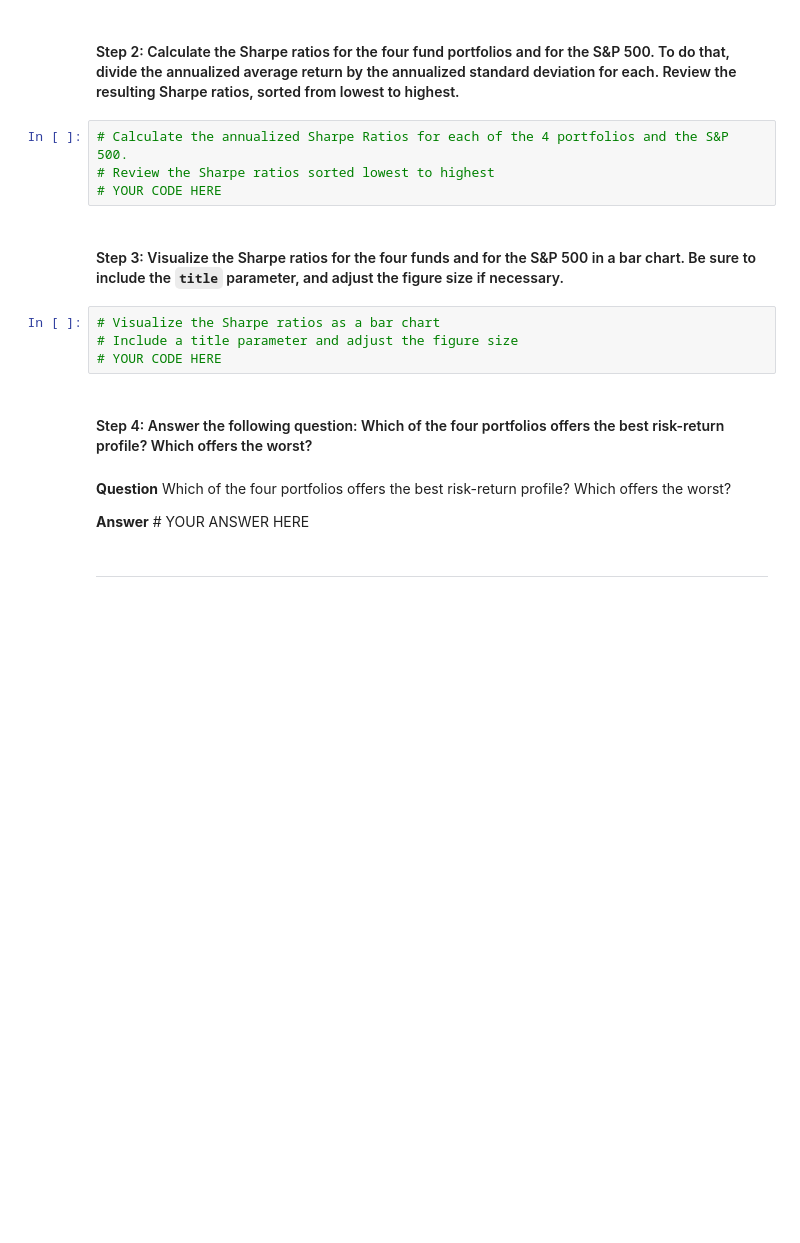
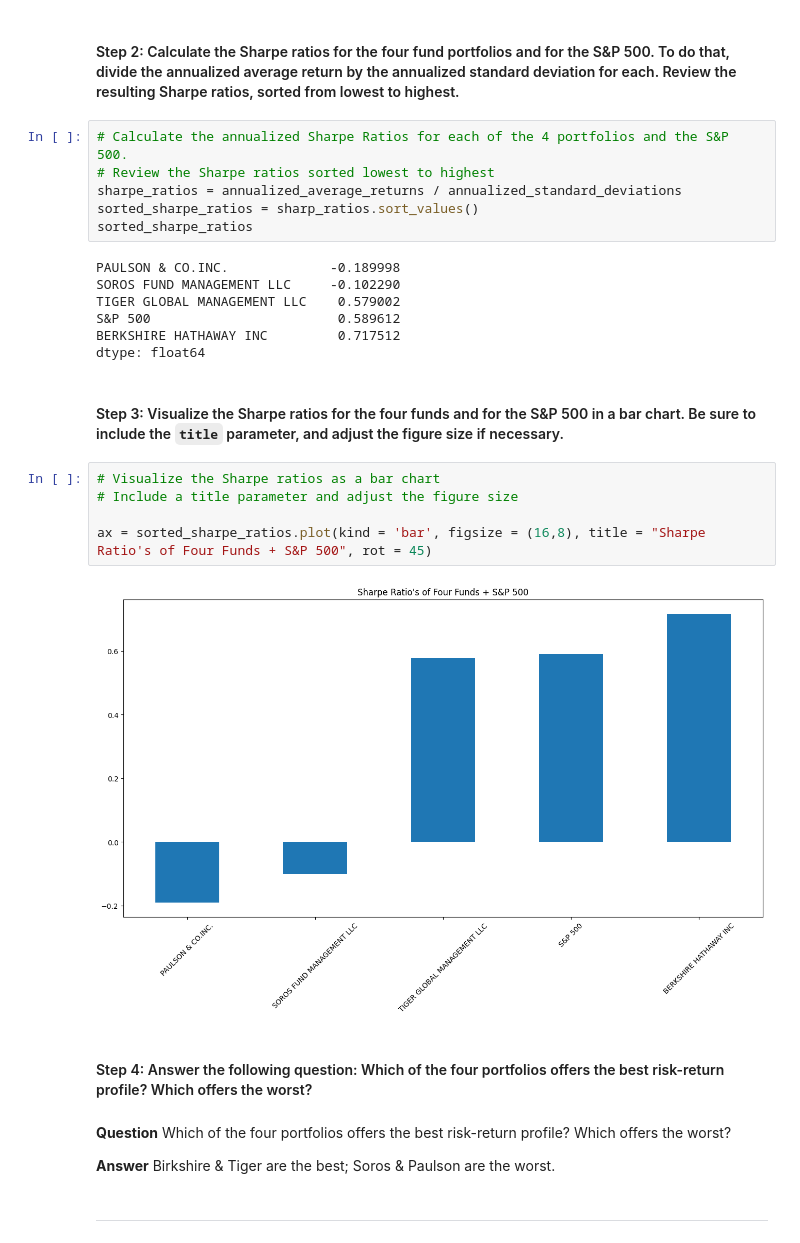
Before and after one commit to justinvalli/Challenge_4, a Jupyter notebook: Starter_Code/risk_return_analysis.ipynb, the cells around one changed output. Saved outputs shown, nothing was run; the diff lists cells and outputs as text; blank space fills up the shorter version.

Commit message:
Sharpe Ratio

```diff
--- a/Starter_Code/risk_return_analysis.ipynb
+++ b/Starter_Code/risk_return_analysis.ipynb
@@ -351,19 +362,31 @@ To determine the overall risk of an asset or portfolio, quantitative analysts an
 # %%
 # Calculate the annualized Sharpe Ratios for each of the 4 portfolios and the S&P 500.
 # Review the Sharpe ratios sorted lowest to highest
-# YOUR CODE HERE
+sharpe_ratios = annualized_average_returns / annualized_standard_deviations
+sorted_sharpe_ratios = sharp_ratios.sort_values()
+sorted_sharpe_ratios
+# %% [output]
+PAULSON & CO.INC.             -0.189998
+SOROS FUND MANAGEMENT LLC     -0.102290
+TIGER GLOBAL MANAGEMENT LLC    0.579002
+S&P 500                        0.589612
+BERKSHIRE HATHAWAY INC         0.717512
+dtype: float64
 # %% [markdown]
 #### Step 3: Visualize the Sharpe ratios for the four funds and for the S&P 500 in a bar chart. Be sure to include the `title` parameter, and adjust the figure size if necessary.
 # %%
 # Visualize the Sharpe ratios as a bar chart
 # Include a title parameter and adjust the figure size
-# YOUR CODE HERE
+
+ax = sorted_sharpe_ratios.plot(kind = 'bar', figsize = (16,8), title = "Sharpe Ratio's of Four Funds + S&P 500", rot = 45)
+# %% [output]
+[figure, added]
 # %% [markdown]
 #### Step 4: Answer the following question: Which of the four portfolios offers the best risk-return profile? Which offers the worst?
 # %% [markdown]
 **Question** Which of the four portfolios offers the best risk-return profile? Which offers the worst?
 
-**Answer** # YOUR ANSWER HERE
+**Answer** Birkshire & Tiger are the best; Soros & Paulson are the worst.
 # %% [markdown]
 ---
 # %% [markdown]
```
Also changed, not shown: parts of 1 cell of this notebook.
